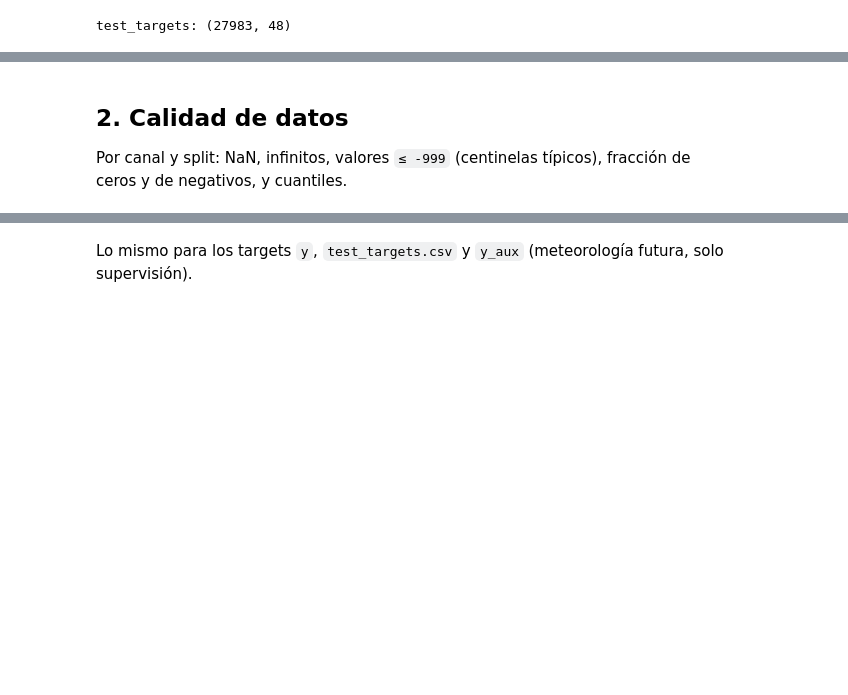
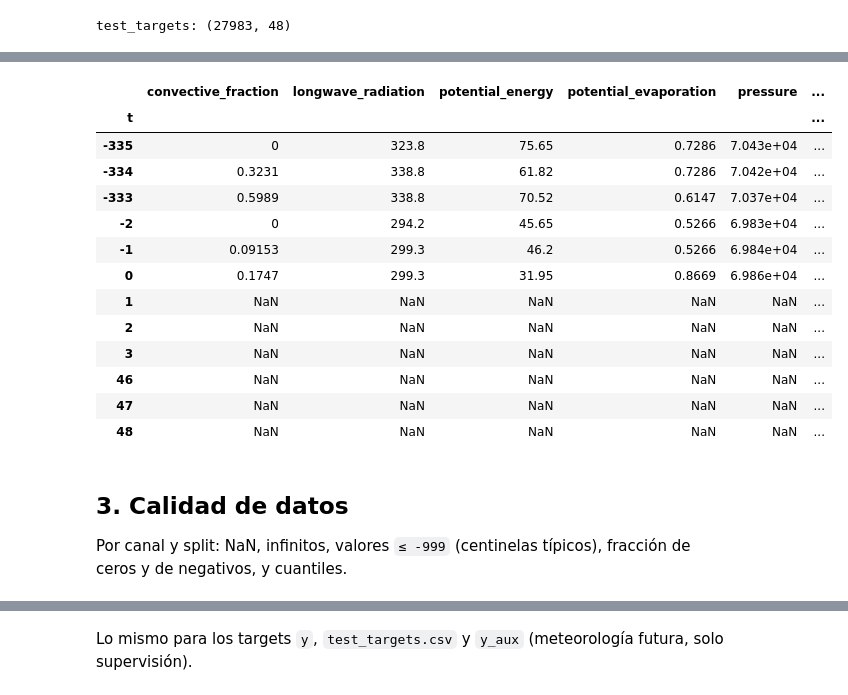
Before and after one commit to hugoangeles0810/utec-deeplearning-lab02, a Jupyter notebook: notebooks/01_eda.ipynb, the cells around one changed output, grey strips where cells are left out. Drawn from its saved outputs; the diff is of its cells as text; code cells hidden in the pictures; blank space fills up the shorter version.

```diff
--- a/notebooks/01_eda.ipynb
+++ b/notebooks/01_eda.ipynb
@@ -98,5 +193,23 @@ test_targets: (27983, 48)
+# %%
+i = samples["test"]
+preview(window_frame(X_test[i], Y_TEST[i]))
+# %% [output]
+|  | convective_fraction | longwave_radiation | potential_energy | potential_evaporation | pressure | ... |
+| t |  |  |  |  |  | ... |
+| -335 | 0 | 323.8 | 75.65 | 0.7286 | 7.043e+04 | ... |
+| -334 | 0.3231 | 338.8 | 61.82 | 0.7286 | 7.042e+04 | ... |
+| -333 | 0.5989 | 338.8 | 70.52 | 0.6147 | 7.037e+04 | ... |
+| -2 | 0 | 294.2 | 45.65 | 0.5266 | 6.983e+04 | ... |
+| -1 | 0.09153 | 299.3 | 46.2 | 0.5266 | 6.984e+04 | ... |
+| 0 | 0.1747 | 299.3 | 31.95 | 0.8669 | 6.986e+04 | ... |
+| 1 | NaN | NaN | NaN | NaN | NaN | ... |
+| 2 | NaN | NaN | NaN | NaN | NaN | ... |
+| 3 | NaN | NaN | NaN | NaN | NaN | ... |
+| 46 | NaN | NaN | NaN | NaN | NaN | ... |
+| 47 | NaN | NaN | NaN | NaN | NaN | ... |
+| 48 | NaN | NaN | NaN | NaN | NaN | ... |
 # %% [markdown]
-## 2. Calidad de datos
+## 3. Calidad de datos
 
 Por canal y split: NaN, infinitos, valores `≤ -999` (centinelas típicos), fracción de ceros y de negativos,
 y cuantiles.
```
Also changed, not shown: parts of 10 cells of this notebook.
